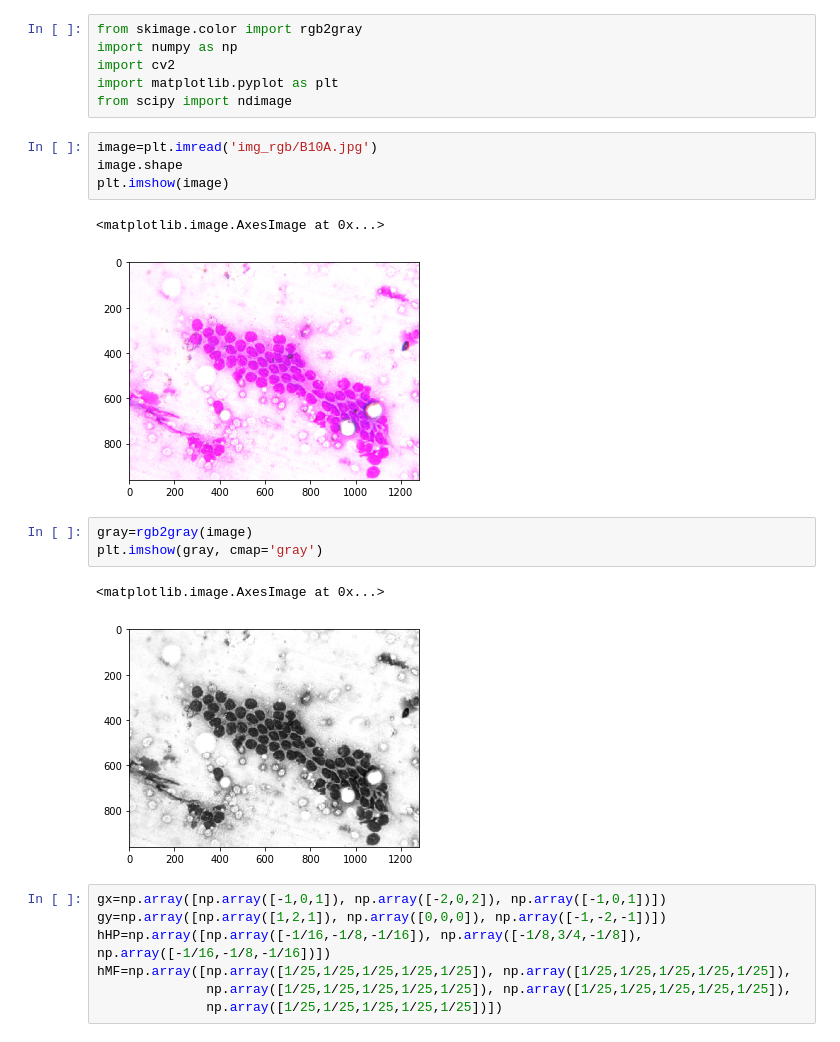
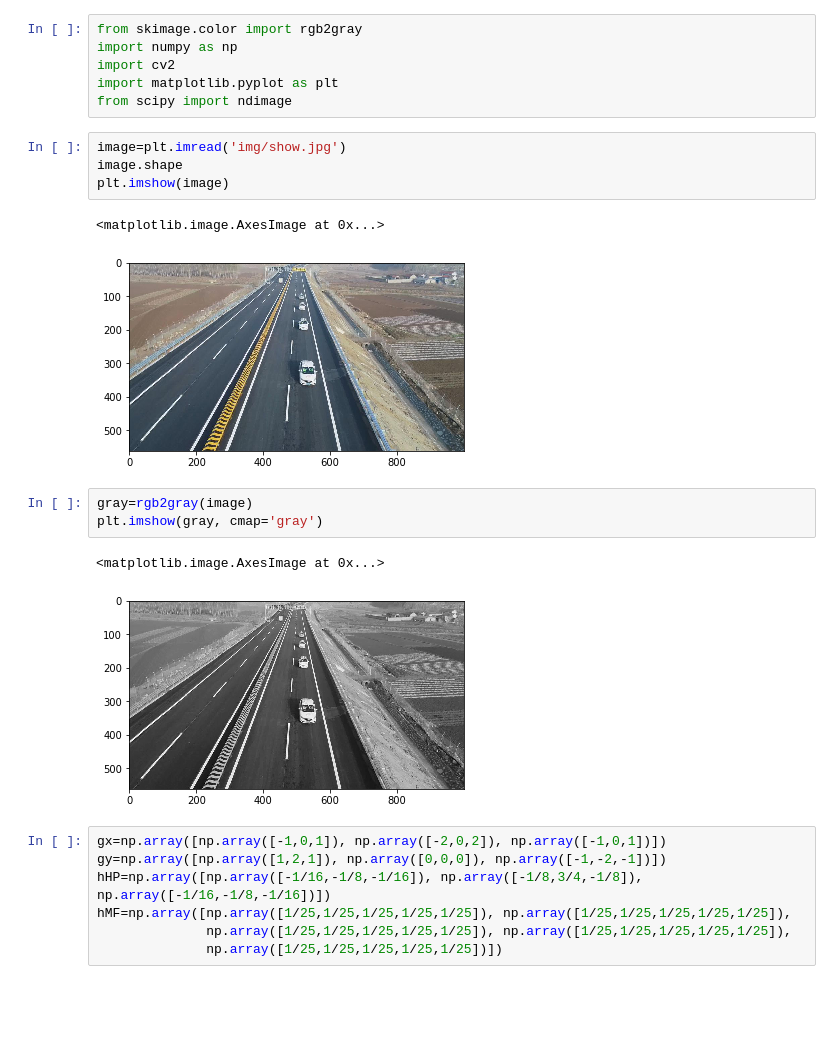
Before and after one commit to agnimitraSEN/Image_segmentaiton, a Jupyter notebook: sobel.ipynb, the cells around one changed output. Cells and saved outputs as stored; diff of their text form; blank space fills up the shorter version.

```diff
--- a/sobel.ipynb
+++ b/sobel.ipynb
@@ -5,18 +5,18 @@ import cv2
 import matplotlib.pyplot as plt
 from scipy import ndimage
 # %%
-image=plt.imread('img_rgb/B10A.jpg')
+image=plt.imread('img/show.jpg')
 image.shape
 plt.imshow(image)
 # %% [output]
 <matplotlib.image.AxesImage at 0x...>
-[figure, old version]
+[figure, new version]
 # %%
 gray=rgb2gray(image)
 plt.imshow(gray, cmap='gray')
 # %% [output]
 <matplotlib.image.AxesImage at 0x...>
-[figure, old version]
+[figure, new version]
 # %%
 gx=np.array([np.array([-1,0,1]), np.array([-2,0,2]), np.array([-1,0,1])])
 gy=np.array([np.array([1,2,1]), np.array([0,0,0]), np.array([-1,-2,-1])])
```
Also changed, not shown: parts of 3 cells of this notebook, 8 other files.
